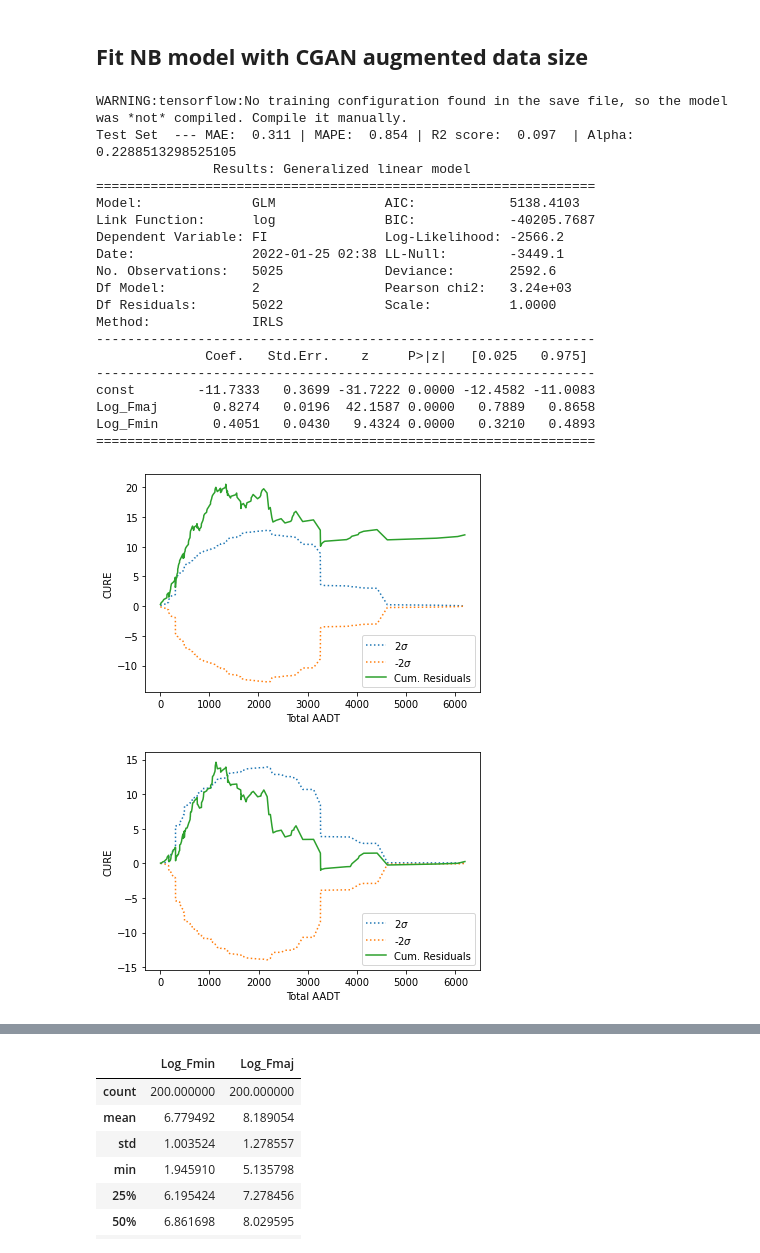
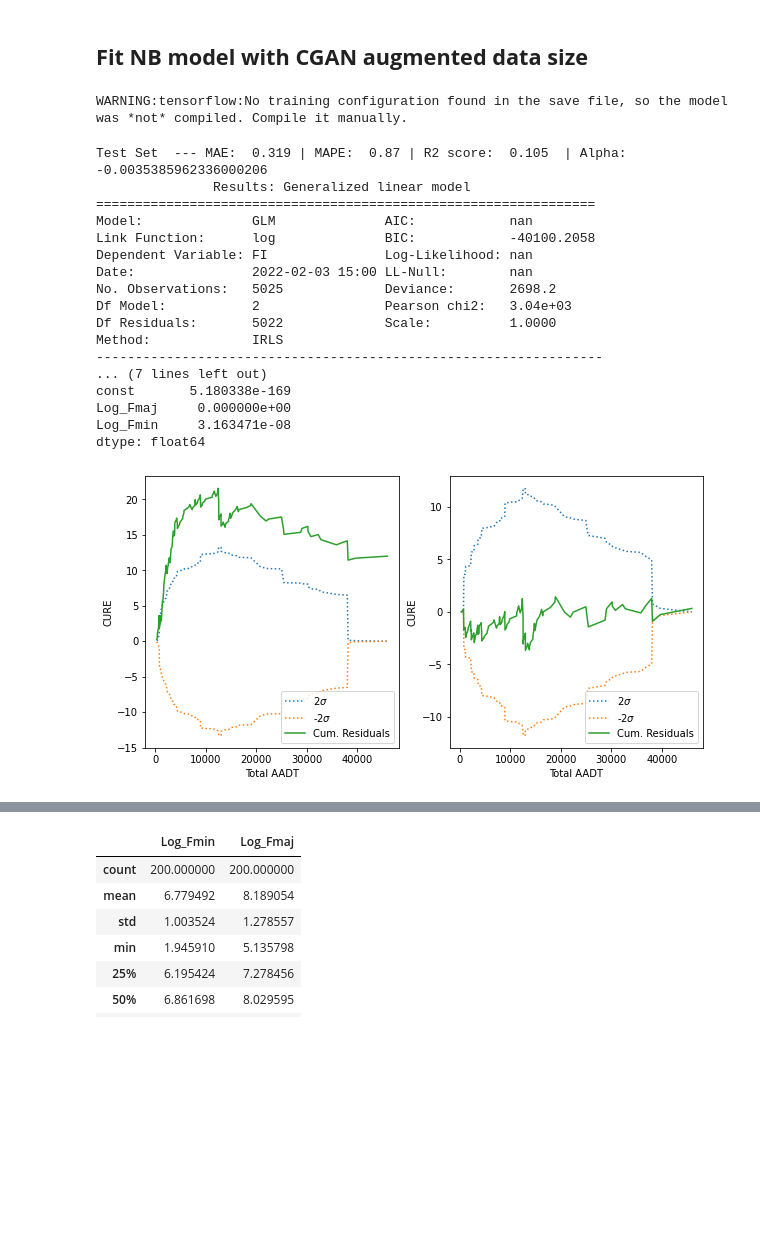
Before and after one commit to mz-zarei/CGAN-Augmentation, a Jupyter notebook: RealDataAugmentation_CGAN.ipynb, the cells around one changed output, grey strips where cells are left out. Drawn from its saved outputs; the diff is of its cells as text; code cells hidden in the pictures; blank space fills up the shorter version.

```diff
--- a/RealDataAugmentation_CGAN.ipynb
+++ b/RealDataAugmentation_CGAN.ipynb
@@ -242,7 +247,7 @@ activation = "elu"
 # %%
 target = 'FI'
 train_size = 25
-London_Data = pd.read_excel('/content/London_Python_Data.xlsx')
+London_Data = pd.read_excel('/content/London_Python_Data.xlsx', sheet_name='Sheet1')
 London_Data = London_Data[(London_Data['Year']==2017) & (London_Data['Group']== 3)]
 #Shuffling the data
 London_Data = London_Data.sample(frac = 1).reset_index(drop=True)
@@ -358,7 +355,7 @@ const     -1.2730    0.4295  -2.9637  0.0030  -2.1148  -0.4311
 # %%
 # load GAN model
 model_path = '/content/drive/MyDrive/GAN_regression/ganRegression/CGAN_augment_models/'
-model = load_model(model_path + 'generator_model_5000.h5')
+model = load_model(model_path + 'generator_model_T25.h5')
 dataset = load_real_samples(x_train1, y_train1)
 
 # generate samples
@@ -387,52 +384,55 @@ mae_NB2, mape_NB2, r2_NB2 = round(mean_absolute_error(y_test, y_test_pred_NB2),3
 print("Test Set  --- MAE: ", mae_NB2, "| MAPE: ", mape_NB2, "| R2 score: ", r2_NB2, " | Alpha: ", alpha2)
 
 print(NB_model2.summary2())
+print(NB_model2.pvalues)
 
 # fake[x_columns].hist(bins=20, figsize = (10,5))
 # %% [output]
 WARNING:tensorflow:No training configuration found in the save file, so the model was *not* compiled. Compile it manually.
-Test Set  --- MAE:  0.311 | MAPE:  0.854 | R2 score:  0.097  | Alpha:  0.2288513298525105
-               Results: Generalized linear model
-================================================================
-Model:              GLM              AIC:            5138.4103
-Link Function:      log              BIC:            -40205.7687
-Dependent Variable: FI               Log-Likelihood: -2566.2
-Date:               2022-01-25 02:38 LL-Null:        -3449.1
-No. Observations:   5025             Deviance:       2592.6
-Df Model:           2                Pearson chi2:   3.24e+03
-Df Residuals:       5022             Scale:          1.0000
-Method:             IRLS
-----------------------------------------------------------------
-              Coef.   Std.Err.    z     P>|z|   [0.025   0.975]
-----------------------------------------------------------------
-const        -11.7333   0.3699 -31.7222 0.0000 -12.4582 -11.0083
-Log_Fmaj       0.8274   0.0196  42.1587 0.0000   0.7889   0.8658
-Log_Fmin       0.4051   0.0430   9.4324 0.0000   0.3210   0.4893
-================================================================
+Test Set  --- MAE:  0.319 | MAPE:  0.87 | R2 score:  0.105  | Alpha:  -0.0035385962336000206
+               Results: Generalized linear model
+================================================================
+Model:              GLM              AIC:            nan
+Link Function:      log              BIC:            -40100.2058
+Dependent Variable: FI               Log-Likelihood: nan
+Date:               2022-02-03 15:00 LL-Null:        nan
+No. Observations:   5025             Deviance:       2698.2
+Df Model:           2                Pearson chi2:   3.04e+03
+Df Residuals:       5022             Scale:          1.0000
+Method:             IRLS
+-----------------------------------------------------------------
+... (7 lines left out)
+const       5.180338e-169
+Log_Fmaj     0.000000e+00
+Log_Fmin     3.163471e-08
+dtype: float64
 # %%
 # CURE plot
 
-def CURE(data, y_name= 'Obs', ftot='Ftot', y_pred = 'y_pred'):
+def CURE(data, ax, y_name= 'Obs', ftot='Ftot', y_pred = 'y_pred'):
     data.sort_values(by=ftot, ascending=True, inplace=True)
     data.reset_index(drop=True, inplace=True)
 
     data['res'] = data[y_pred] - data[y_name]
     data['res_sq'] = (data[y_pred] - data[y_name])**2
 
     data['e1'] = data['res'].cumsum()
     data['e2'] = data['res_sq'].cumsum()
     data['e3'] = data['e2']*((1 - data['e2']/data['e2'][len(data['e2'])-1]))
 
-    plt.plot(data[ftot], data['e3'], linestyle = 'dotted', label = "2$\sigma$")
-    plt.plot(data[ftot], -data['e3'], linestyle = 'dotted', label = "-2$\sigma$")
-    plt.plot(data[ftot], data['e1'], label = "Cum. Residuals")
-    plt.legend(loc='lower right')
-    plt.xlabel('Total AADT')
-    plt.ylabel('CURE')
-    plt.show()
+    ax.plot(data[ftot], data['e3'], linestyle = 'dotted', label = "2$\sigma$")
+    ax.plot(data[ftot], -data['e3'], linestyle = 'dotted', label = "-2$\sigma$")
+    ax.plot(data[ftot], data['e1'], label = "Cum. Residuals")
+    ax.legend(loc='lower right')
+    ax.set_xlabel('Total AADT')
+    ax.set_ylabel('CURE')
 
-CURE(test_data, y_name= target, ftot='Fmin', y_pred = 'y_test_pred_NB1')
-CURE(test_data, y_name= target, ftot='Fmin', y_pred = 'y_test_pred_NB2')
+
+fig, axes = plt.subplots(1,2, figsize=(10,5))
+
+CURE(test_data, axes[0], y_name= target, ftot='Ftot', y_pred = 'y_test_pred_NB1')
+CURE(test_data, axes[1], y_name= target, ftot='Ftot', y_pred = 'y_test_pred_NB2')
+plt.show()
+fig.savefig('Cure_T' + str(train_size) + '.pdf')
 # %% [output]
-[figure, old version]
+[figure, new version]
-[figure, removed]
```
Also changed, not shown: parts of 7 cells of this notebook.
